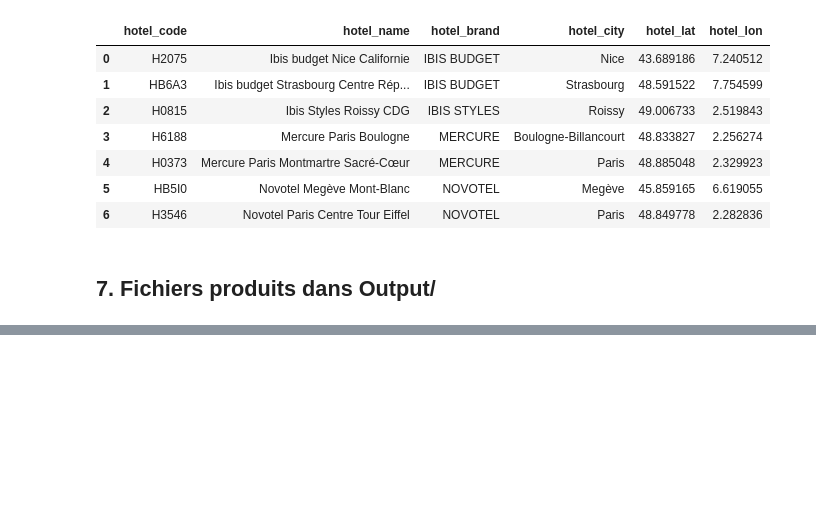
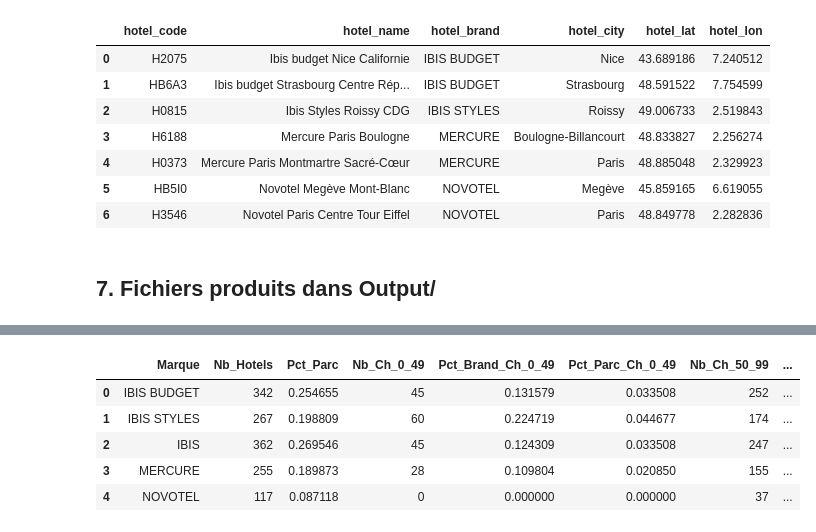
Before and after one commit to klaghmari-github/hotels, a Jupyter notebook: prepare/RodPrep/Explore/explore.ipynb, the cells around one changed output, grey strips where cells are left out. Drawn from its saved outputs; the diff is of its cells as text; code cells hidden in the pictures; blank space fills up the shorter version.

```diff
--- a/prepare/RodPrep/Explore/explore.ipynb
+++ b/prepare/RodPrep/Explore/explore.ipynb
@@ -853,0 +459,11 @@ InvalidIndexError: Reindexing only valid with uniquely valued Index objects
+# %%
+hotel_brand_feautres = pd.read_excel("../Input/hotel_brand_data.xlsx")
+# %%
+hotel_brand_feautres
+# %% [output]
+|  | Marque | Nb_Hotels | Pct_Parc | Nb_Ch_0_49 | Pct_Brand_Ch_0_49 | Pct_Parc_Ch_0_49 | Nb_Ch_50_99 | ... |
+| 0 | IBIS BUDGET | 342 | 0.254655 | 45 | 0.131579 | 0.033508 | 252 | ... |
+| 1 | IBIS STYLES | 267 | 0.198809 | 60 | 0.224719 | 0.044677 | 174 | ... |
+| 2 | IBIS | 362 | 0.269546 | 45 | 0.124309 | 0.033508 | 247 | ... |
+| 3 | MERCURE | 255 | 0.189873 | 28 | 0.109804 | 0.020850 | 155 | ... |
+| 4 | NOVOTEL | 117 | 0.087118 | 0 | 0.000000 | 0.000000 | 37 | ... |
```
Also changed, not shown: parts of 9 cells of this notebook, 6 other files.
